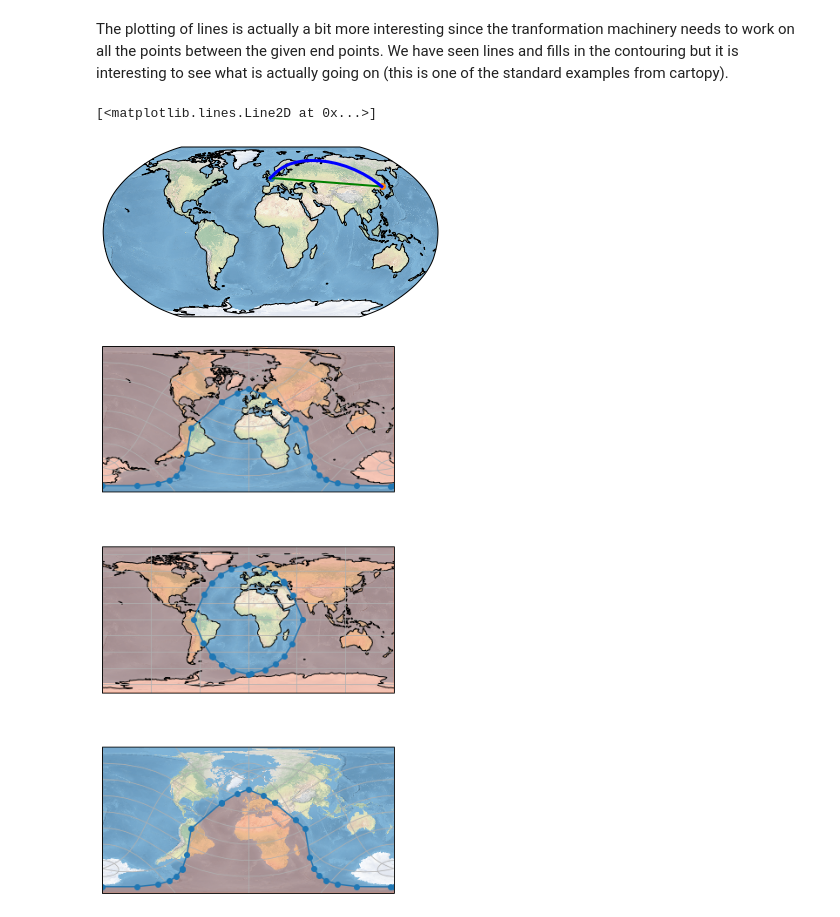
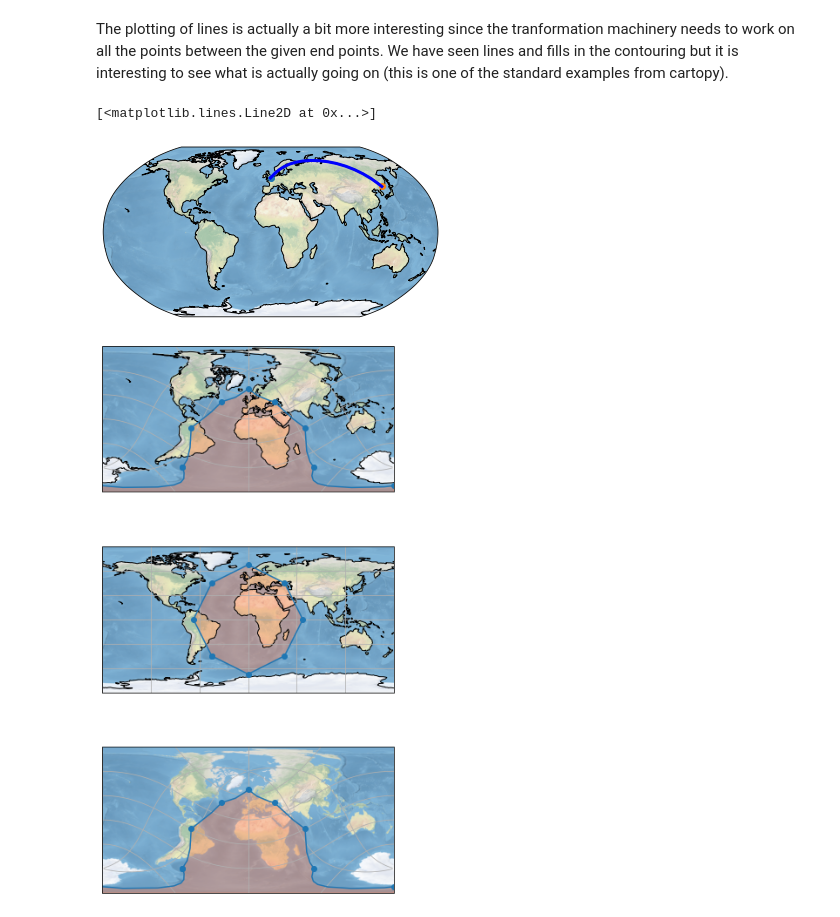
Before and after one commit to brmather/Python-for-Geoscientists, a Jupyter notebook: CourseContent/Notebooks/Mapping/5-WorkingWithPointData.ipynb, the cells around one changed output. Cells and saved outputs as stored; diff of their text form; code cells hidden in the pictures.

Commit message:
update kernel to python3, swap to PlateCarree projections, remove zorder

```diff
--- a/CourseContent/Notebooks/Mapping/5-WorkingWithPointData.ipynb
+++ b/CourseContent/Notebooks/Mapping/5-WorkingWithPointData.ipynb
@@ -306,48 +306,48 @@ ax.stock_img()
 plt.plot(-0.08, 51.53, 'o', transform=ccrs.PlateCarree())
 plt.plot(132 , 43.17,  'o', transform=ccrs.PlateCarree())
 plt.plot([-0.08, 132], [51.53, 43.17],
-         transform=ccrs.PlateCarree(), color="Green", linewidth=2)
+         transform=ccrs.Geodetic(), color="Green", linewidth=2)
 plt.plot([-0.08, 132], [51.53, 43.17],
          transform=ccrs.Geodetic(), color="Blue", linewidth=3)
 # %% [output]
 [<matplotlib.lines.Line2D at 0x...>]
-[figure, old version]
+[figure, new version]
 # %%
 # Examples of projections and how to draw/fill a shape
 
 # Inside out / outside in is defined by cw/ccw ordering of points in the filled shape
 
 rotated_pole = ccrs.RotatedPole(pole_latitude=60, pole_longitude=180)
 
 scale = 45
 x = [-scale, -scale*1.5, -scale, 0.0,   scale, scale*1.5,  scale, 0.0,   -scale]
 y = [-scale, 0.0,     scale, scale * 1.5, scale, 0.0,   -scale, -scale*1.5, -scale]
 
 xx = x[::-1]
 yy = y[::-1]
 
 fig = plt.figure(figsize=(6, 12))
 
 ax = plt.subplot(311, projection=rotated_pole)
 ax.stock_img()
 ax.coastlines()
-ax.plot(x, y, marker='o', transform=ccrs.Geodetic())
-ax.fill(x, y, color='coral', transform=ccrs.Geodetic(), alpha=0.4)
+ax.plot(x, y, marker='o', transform=ccrs.PlateCarree())
+ax.fill(x, y, color='coral', transform=ccrs.PlateCarree(), alpha=0.4)
 ax.gridlines()
 
 ax = plt.subplot(312, projection=ccrs.PlateCarree())
 ax.stock_img()
 ax.coastlines()
-ax.plot(x, y, marker='o', transform=ccrs.Geodetic())
-ax.fill(x, y, transform=ccrs.Geodetic(), color='coral', alpha=0.4, closed=True)
+ax.plot(x, y, marker='o', transform=ccrs.PlateCarree())
+ax.fill(x, y, transform=ccrs.PlateCarree(), color='coral', alpha=0.4, closed=True)
 ax.gridlines()
 
 ax = plt.subplot(313, projection=rotated_pole)
 ax.stock_img()
 # ax.coastlines()
-ax.plot(x, y, marker='o', transform=ccrs.Geodetic())
-ax.fill(xx, yy,  color='coral', alpha=0.4, transform=ccrs.Geodetic())
+ax.plot(x, y, marker='o', transform=ccrs.PlateCarree())
+ax.fill(xx, yy,  color='coral', alpha=0.4, transform=ccrs.PlateCarree())
 ax.gridlines()
 plt.show()
 # %% [output]
-[figure, old version]
+[figure, new version]
```
Also changed, not shown: parts of 4 cells of this notebook, 17 other files.
